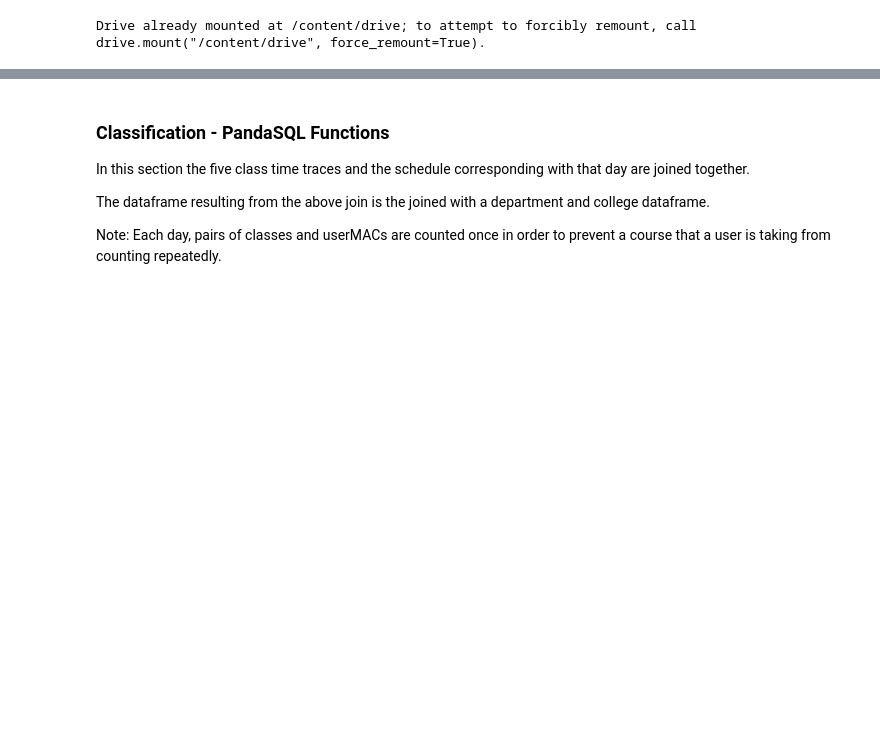
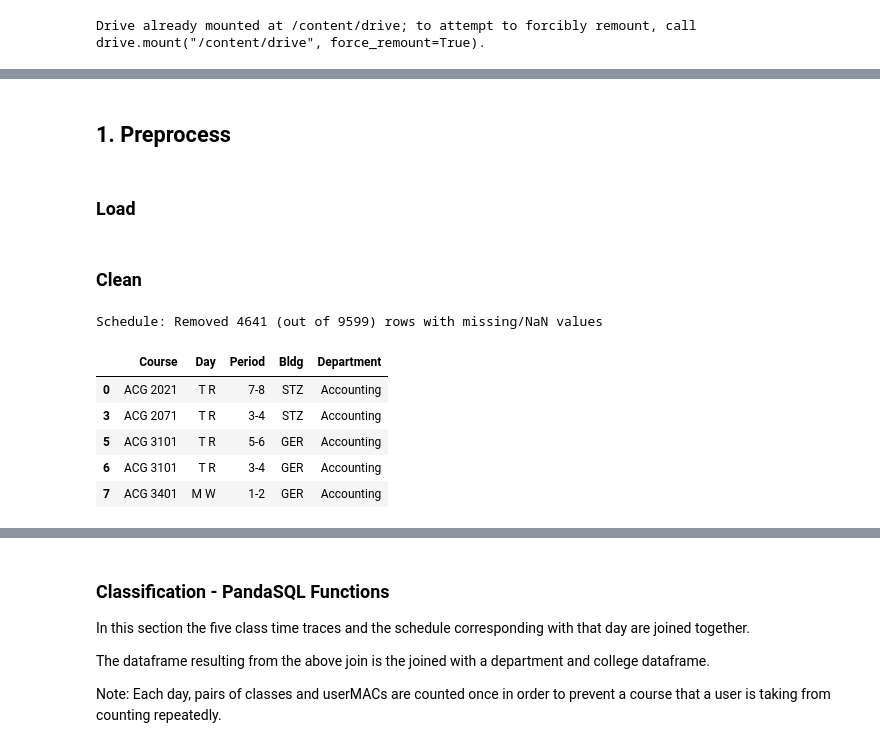
Before and after one commit to gatestonjohns/SchoolWatch_ML, a Jupyter notebook: SchoolWatch.ipynb, the cells around one changed output, grey strips where cells are left out. Cells and saved outputs as stored; diff of their text form; code cells hidden in the pictures; blank space fills up the shorter version.

Commit message:
adding data, redid preprocessing mostly

```diff
--- a/SchoolWatch.ipynb
+++ b/SchoolWatch.ipynb
@@ -61,3 +38,37 @@ from sklearn.metrics import mean_squared_error, r2_score
 from sklearn.metrics import accuracy_score
 from sklearn.svm import SVC
 from sklearn_extra.cluster import KMedoids
+# %% [markdown]
+## 1. Preprocess
+# %% [markdown]
+### Load
+# %%
+# load in data for all
+for day in range(1, 31):
+    globals()[f'day{day}df'] = pd.read_csv(f"data/DHCP_April_2012_devType-day-{day}.csv")
+
+# schedule of courses for Spring 2012
+schedule = pd.read_csv("data/Classes_Spring_2012.csv", usecols=["Course", "Day", "Period", "Bldg", "Department"])
+
+# department to primary and secondary college mapping
+colleges = pd.read_csv("data/Departments_Colleges.csv")
+
+# each building's prefix, name and category
+buildings = pd.read_csv("data/prefix_lat_lon_name_category.csv")
+# %% [markdown]
+### Clean
+# %%
+# remove rows with missing/NaN values and print how many were removed
+initial_count = len(schedule)
+schedule.dropna(inplace=True)
+final_count = len(schedule)
+print(f"Schedule: Removed {initial_count - final_count} (out of {initial_count}) rows with missing/NaN values")
+schedule.head()
+# %% [output]
+Schedule: Removed 4641 (out of 9599) rows with missing/NaN values
+|  | Course | Day | Period | Bldg | Department |
+| 0 | ACG 2021 | T R | 7-8 | STZ | Accounting |
+| 3 | ACG 2071 | T R | 3-4 | STZ | Accounting |
+| 5 | ACG 3101 | T R | 5-6 | GER | Accounting |
+| 6 | ACG 3101 | T R | 3-4 | GER | Accounting |
+| 7 | ACG 3401 | M W | 1-2 | GER | Accounting |
```
Also changed, not shown: parts of 11 cells of this notebook, 35 other files.
